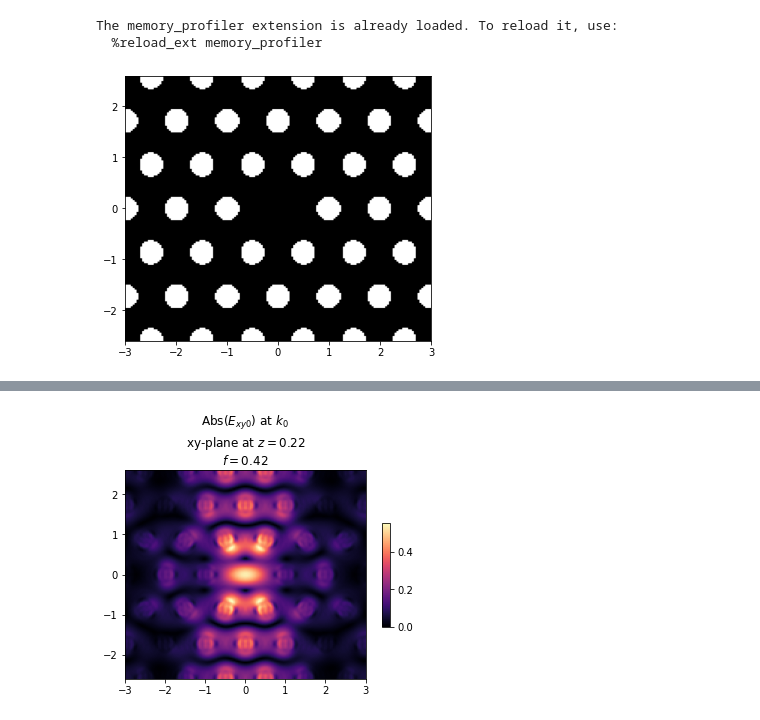
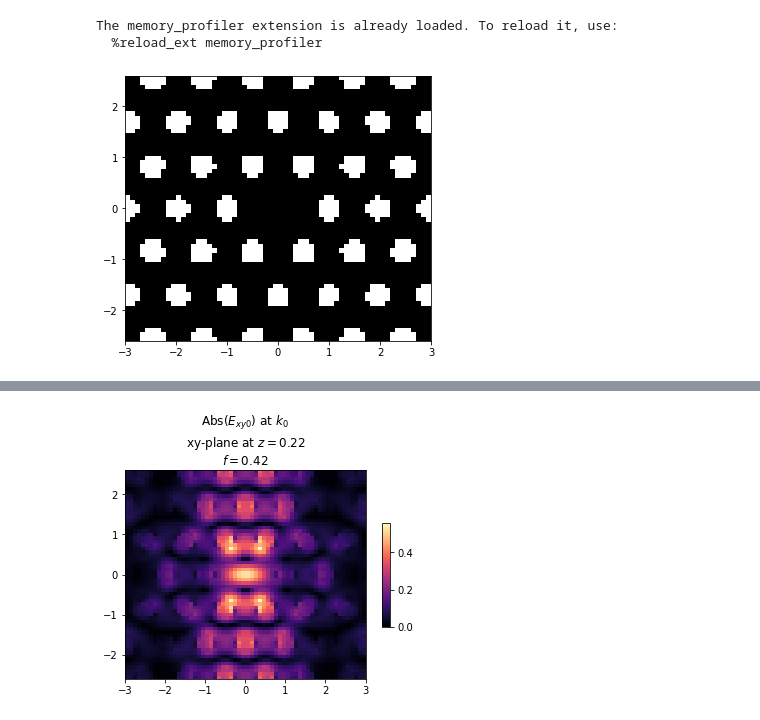
Before and after one commit to ENPH-2113-Silicon-Photonics/legume, a Jupyter notebook: FFT_Testing/FFT_Testing_Crystal_with_defect.ipynb, the cells around one changed output, grey strips where cells are left out. Drawn from its saved outputs; the diff is of its cells as text; code cells hidden in the pictures.

```diff
--- a/FFT_Testing/FFT_Testing_Crystal_with_defect.ipynb
+++ b/FFT_Testing/FFT_Testing_Crystal_with_defect.ipynb
@@ -8,29 +8,29 @@ import matplotlib.pyplot as plt
 The memory_profiler extension is already loaded. To reload it, use:
   %reload_ext memory_profiler
 # %%
-N=80
+N=30
 
 thickness = 0.4355
 D=thickness
 radius=0.234
 eps = 2.21**2
 
 pcc = chickpea.PhotonicCrystalCavity('H', supercell_size=(6,6),
                                        radius=radius,
                                        thickness= thickness,
                                        eps=eps, n=1)
 
 phc = pcc.cavity()
 
 eps_dist=legume.viz.eps_xy(phc, Nx=2*N, Ny=2*N)
 
 lattice = phc.lattice
 phc2= legume.PhotCryst(lattice)
 phc2.add_layer(d=thickness, layer_type='freeform')
 
 phc2.initialize_ff_layer(eps_dist)
 # %% [output]
-[figure, old version]
+[figure, new version]
 # %%
 gme = legume.GuidedModeExp(phc, mode='grid',res=eps_dist.shape)
 gme2=legume.GuidedModeExp(phc2, mode='grid', res=eps_dist.shape)
```
Also changed, not shown: parts of 5 cells of this notebook, 2 other files.
